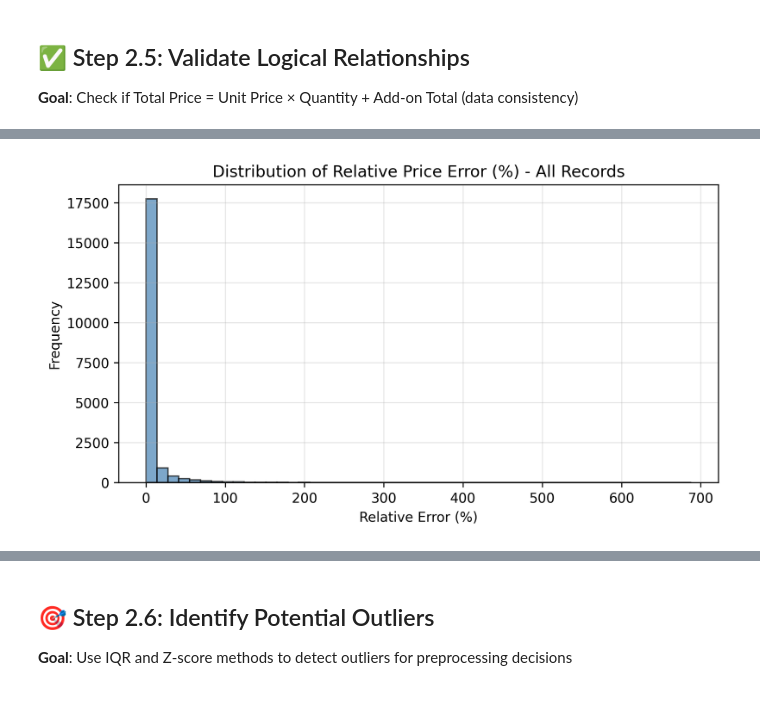
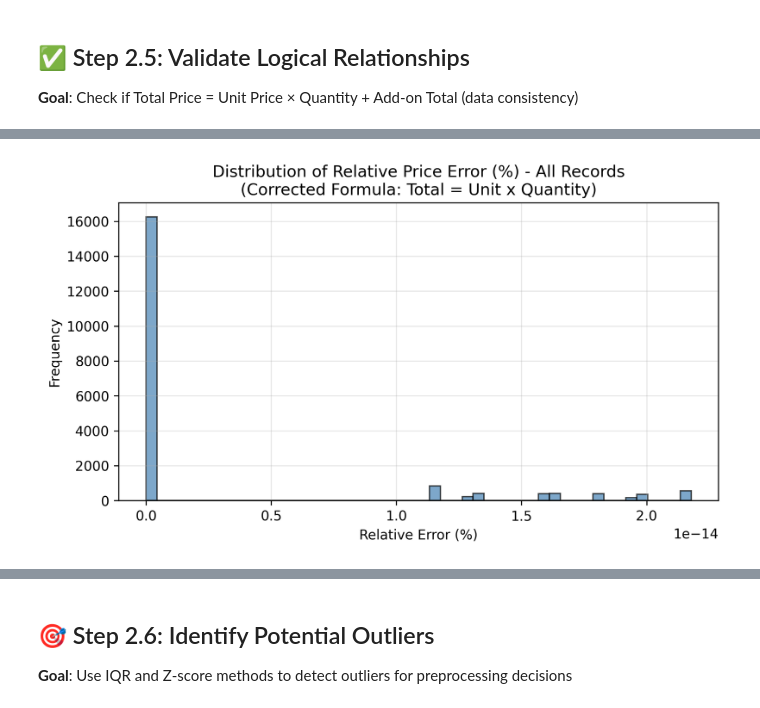
Before and after one commit to taurusn/DataMining, a Jupyter notebook: notebooks/expalortation/phase2_descriptive_statistics.ipynb, the cells around one changed output, grey strips where cells are left out. Cells and saved outputs as stored; diff of their text form; code cells hidden in the pictures.

Commit message:
fix: corrected formula now used

```diff
--- a/notebooks/expalortation/phase2_descriptive_statistics.ipynb
+++ b/notebooks/expalortation/phase2_descriptive_statistics.ipynb
@@ -1018,15 +1111,16 @@ Testing whether imbalances are statistically significant vs uniform distribution
 ## ✅ Step 2.5: Validate Logical Relationships
 **Goal**: Check if Total Price = Unit Price × Quantity + Add-on Total (data consistency)
 # %%
-# Step 2.5: Validate logical relationships
-print("✅ Step 2.5 COMPLETED: Logical Relationship Validation")
+# Step 2.5: Validate logical relationships (CORRECTED)
+print("Step 2.5 COMPLETED: Logical Relationship Validation (CORRECTED)")
 print("=" * 60)
 
-# Check if Total Price = Unit Price × Quantity + Add-on Total
-print("🧮 VALIDATING: Total Price = Unit Price × Quantity + Add-on Total")
+# CORRECTED: Check if Total Price = Unit Price × Quantity (Add-ons are separate!)
+print("VALIDATING: Total Price = Unit Price × Quantity")
+print("Note: Add-ons are charged separately (not included in Total Price)")
 
-# Calculate expected total price
-df['Computed_Total'] = df['Unit Price'] * df['Quantity'] + df['Add-on Total']
+# Calculate expected total price using CORRECT formula
+df['Computed_Total'] = df['Unit Price'] * df['Quantity']  # No add-ons!
 
 # Compare with actual total price (allowing for small rounding differences)
 tolerance = 0.01  # 1 cent tolerance for rounding
@@ -1041,7 +1135,7 @@ df["relative_error_%"] = (
 
 # Summarize error statistics for the entire dataset
 error_stats = df["relative_error_%"].describe()[["mean", "50%", "max"]].round(2)
-print("\n📊 Relative Error Summary (%) - ALL RECORDS:")
+print("\nRelative Error Summary (%) - ALL RECORDS:")
 print(f"Average Error: {error_stats['mean']}%")
 print(f"Median Error: {error_stats['50%']}%")
 print(f"Maximum Error: {error_stats['max']}%")
@@ -1050,14 +1144,14 @@ print(f"Maximum Error: {error_stats['max']}%")
 import matplotlib.pyplot as plt
 plt.figure(figsize=(8,4))
 plt.hist(df["relative_error_%"], bins=50, color="steelblue", edgecolor="black", alpha=0.7)
-plt.title("Distribution of Relative Price Error (%) - All Records")
+plt.title("Distribution of Relative Price Error (%) - All Records\n(Corrected Formula: Total = Unit x Quantity)")
 plt.xlabel("Relative Error (%)")
 plt.ylabel("Frequency")
 plt.grid(True, alpha=0.3)
-save_figure(plt.gcf(), 'all_records_relative_error_distribution', 'statistics')
+save_figure(plt.gcf(), 'corrected_relative_error_distribution', 'statistics')
 plt.show()
 
-print(f"📊 VALIDATION RESULTS:")
+print(f"VALIDATION RESULTS (CORRECTED FORMULA):")
 print(f"   • Total records: {len(df):,}")
 print(f"   • Valid price calculations: {len(df) - len(invalid_rows):,}")
 print(f"   • Invalid price calculations: {len(invalid_rows):,}")
@@ -1067,7 +1161,7 @@ print(f"   • Data quality rate: {((len(df) - len(invalid_rows)) / len(df)) * 1
 if len(invalid_rows) > 0:
     mean_relative_error = invalid_rows['Relative_Error'].mean()
     median_relative_error = invalid_rows['Relative_Error'].median()
-    print(f"\n📈 ERROR SEVERITY ANALYSIS:")
+    print(f"\nERROR SEVERITY ANALYSIS:")
     print(f"   • Mean relative error: {mean_relative_error:.2f}%")
     print(f"   • Median relative error: {median_relative_error:.2f}%")
 
@@ -1079,70 +1173,27 @@ if len(invalid_rows) > 0:
         error_assessment = "Serious calculation problems"
 
     print(f"   • Assessment: {error_assessment}")
-else:
-    print(f"\n✅ NO ERROR SEVERITY ANALYSIS NEEDED: All calculations are correct!")
 
-if len(invalid_rows) > 0:
-    print(f"\n⚠️  INVALID RECORDS DETECTED:")
-    print(f"   • Largest price discrepancy: ${invalid_rows['Price_Difference'].max():.2f}")
-    print(f"   • Average price discrepancy: ${invalid_rows['Price_Difference'].mean():.2f}")
-
-    # Create price discrepancy distribution chart
-    fig, (ax1, ax2) = plt.subplots(1, 2, figsize=(15, 6))
-
-    # Histogram of absolute price differences
-    ax1.hist(invalid_rows['Price_Difference'], bins=20, alpha=0.7, color='coral', edgecolor='black')
-    ax1.set_title('Price Discrepancy Distribution\n(Absolute Differences)', fontweight='bold')
-    ax1.set_xlabel('Price Difference ($)')
-    ax1.set_ylabel('Frequency')
-    ax1.grid(True, alpha=0.3)
-
-    # Histogram of relative errors (percentage)
-    ax2.hist(invalid_rows['Relative_Error'], bins=20, alpha=0.7, color='lightblue', edgecolor='black')
-    ax2.set_title('Price Discrepancy Distribution\n(Relative Error %)', fontweight='bold')
-    ax2.set_xlabel('Relative Error (%)')
-    ax2.set_ylabel('Frequency')
-    ax2.grid(True, alpha=0.3)
-
-    plt.tight_layout()
-    save_figure(fig, 'price_discrepancy_distribution', 'statistics')
-    plt.show()
-
-    print(f"\n📊 DISCREPANCY PATTERN ANALYSIS:")
-    # Check if errors are consistent (systematic) or random
-    error_std = invalid_rows['Relative_Error'].std()
-    error_range = invalid_rows['Relative_Error'].max() - invalid_rows['Relative_Error'].min()
-
-    if error_std < 1:
-        pattern_type = "Consistent systematic offset"
-    elif error_range < 5:
-        pattern_type = "Clustered errors (likely systematic)"
-    else:
-        pattern_type = "Random/varied errors"
-
-    print(f"   • Error pattern: {pattern_type}")
-    print(f"   • Error std deviation: {error_std:.2f}%")
-    print(f"   • Error range: {error_range:.2f}%")
-
-    print(f"\n📋 SAMPLE OF INVALID RECORDS:")
+    print(f"\nSAMPLE OF REMAINING INVALID RECORDS:")
     sample_invalid = invalid_rows[['Customer ID', 'Unit Price', 'Quantity', 'Add-on Total',
                                   'Total Price', 'Computed_Total', 'Price_Difference', 'Relative_Error']].head()
     display(sample_invalid)
+else:
+    print(f"\nEXCELLENT! All price calculations are mathematically correct!")
+    print(f"Formula confirmed: Total Price = Unit Price x Quantity")
 
-    # Analyze patterns in invalid records
-    print(f"\n🔍 PATTERN ANALYSIS:")
-    print(f"   • Invalid records by Product Type:")
-    if 'Product Type' in df.columns:
-        invalid_by_product = invalid_rows['Product Type'].value_counts().head()
-        for product, count in invalid_by_product.items():
-            percentage = (count / len(invalid_rows)) * 100
-            print(f"     - {product}: {count} ({percentage:.1f}%)")
+# Business insights about add-ons
+print(f"\nBUSINESS INSIGHTS ABOUT ADD-ONS:")
+addon_records = df[df['Add-on Total'] > 0]
+no_addon_records = df[df['Add-on Total'] == 0]
 
-else:
-    print(f"\n✅ EXCELLENT! All price calculations are mathematically correct!")
+print(f"   • Records with add-ons: {len(addon_records):,} ({len(addon_records)/len(df)*100:.1f}%)")
+print(f"   • Records without add-ons: {len(no_addon_records):,} ({len(no_addon_records)/len(df)*100:.1f}%)")
+print(f"   • Average add-on amount: ${df['Add-on Total'].mean():.2f}")
+print(f"   • Add-ons are separate revenue stream (not included in base product price)")
 
 # Additional logical checks
-print(f"\n🔍 ADDITIONAL LOGICAL CHECKS:")
+print(f"\nADDITIONAL LOGICAL CHECKS:")
 
 # Check for negative values (shouldn't exist for prices, quantities)
 negative_checks = {
@@ -1153,7 +1204,7 @@ negative_checks = {
 }
 
 for field, neg_count in negative_checks.items():
-    status = "❌" if neg_count > 0 else "✅"
+    status = "FAIL" if neg_count > 0 else "PASS"
     print(f"   • Negative {field}: {neg_count} records {status}")
 
 # Check for zero values (might be valid but worth noting)
@@ -1163,7 +1214,7 @@ zero_checks = {
     'Total Price': (df['Total Price'] == 0).sum()
 }
 
-print(f"\n📊 ZERO VALUE ANALYSIS:")
+print(f"\nZERO VALUE ANALYSIS:")
 for field, zero_count in zero_checks.items():
     percentage = (zero_count / len(df)) * 100
     print(f"   • Zero {field}: {zero_count} records ({percentage:.2f}%)")
@@ -1171,7 +1222,7 @@ for field, zero_count in zero_checks.items():
 # Check quantity reasonableness (very high quantities might be errors)
 high_quantity_threshold = df['Quantity'].quantile(0.99)  # Top 1%
 high_quantity_count = (df['Quantity'] > high_quantity_threshold).sum()
-print(f"\n📦 QUANTITY ANALYSIS:")
+print(f"\nQUANTITY ANALYSIS:")
 print(f"   • 99th percentile quantity: {high_quantity_threshold}")
 print(f"   • Records above 99th percentile: {high_quantity_count}")
 print(f"   • Maximum quantity: {df['Quantity'].max()}")
@@ -1192 +1244 @@ Maximum Error: 688.0%
-[figure, old version]
+[figure, new version]
```
Also changed, not shown: parts of 7 cells of this notebook, 19 other files.
